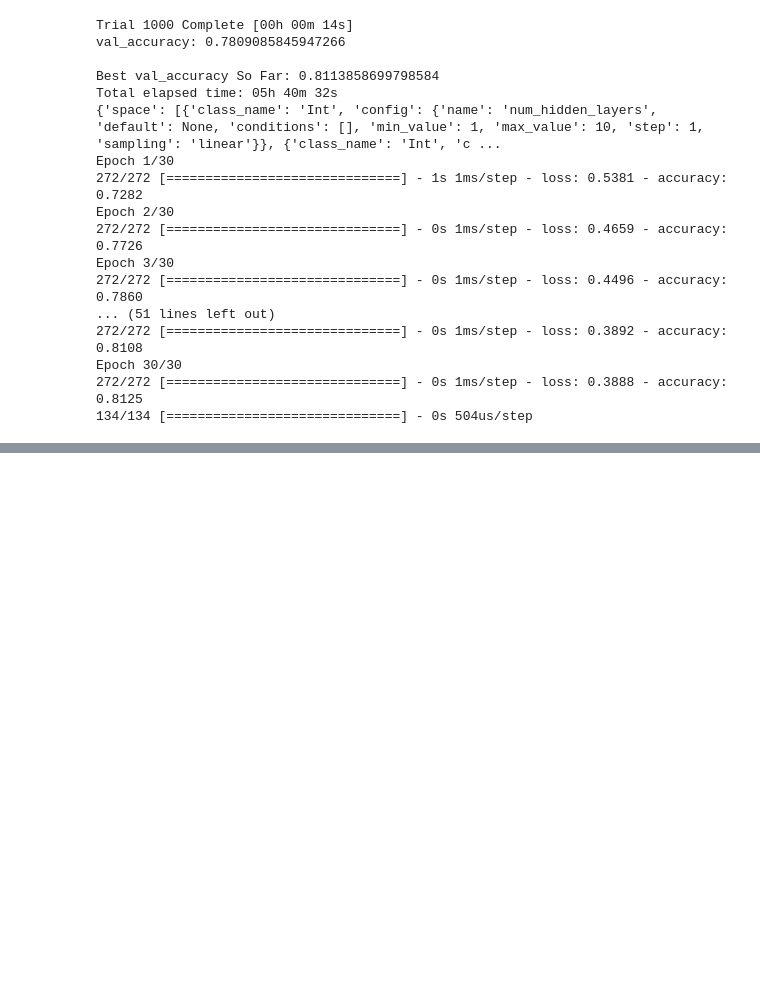
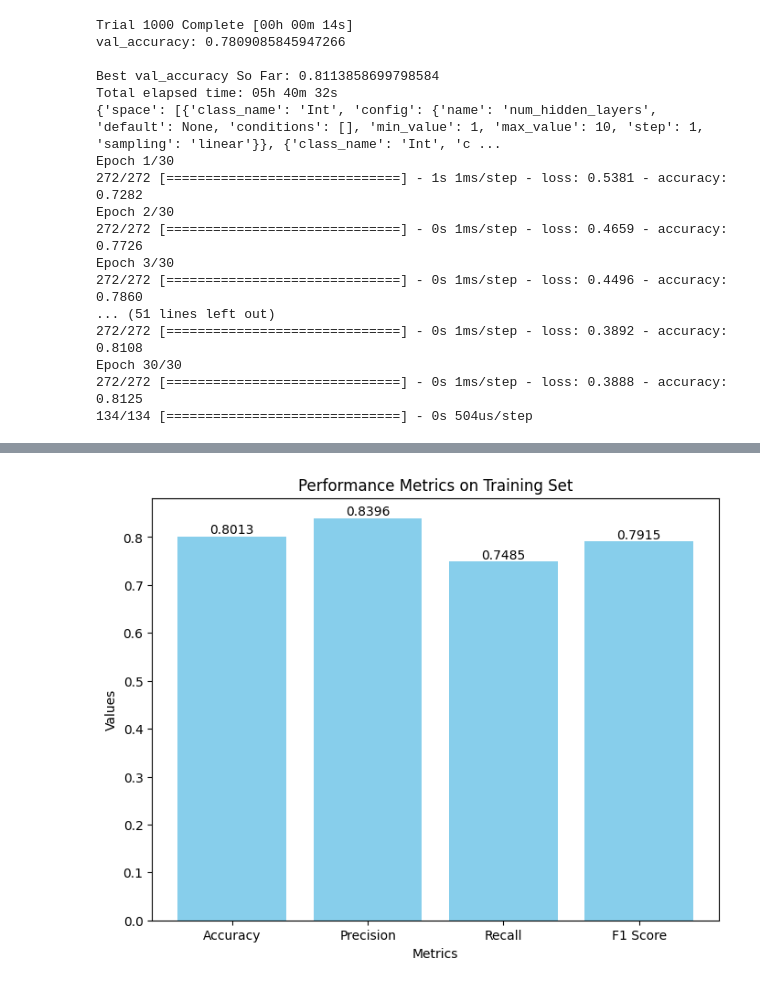
Before and after one commit to CadenQ/comp4730-p2, a Jupyter notebook: neural_network.ipynb, the cells around one changed output, grey strips where cells are left out. Cells and saved outputs as stored; diff of their text form; code cells hidden in the pictures; blank space fills up the shorter version.

Commit message:
Computed and plotted precision, accuracy, and f1 score

```diff
--- a/neural_network.ipynb
+++ b/neural_network.ipynb
@@ -97,3 +99,80 @@ Epoch 3/30
 Epoch 30/30
 272/272 [==============================] - 0s 1ms/step - loss: 0.3888 - accuracy: 0.8125
 134/134 [==============================] - 0s 504us/step
+# %%
+#Test precision, recall, and F1 score of optimized neural network
+
+import pandas as pd
+import tensorflow as tf
+from tensorflow.keras.models import Sequential
+from tensorflow.keras.layers import Dense
+from sklearn.preprocessing import StandardScaler
+from sklearn.metrics import precision_score, recall_score, f1_score
+import matplotlib.pyplot as plt
+import numpy as np
+
+# Retrieve Training and Testing Data
+df_train = pd.read_csv('data/trainClean.csv')
+df_test = pd.read_csv('data/testClean.csv')
+
+X_train = df_train.drop(columns='Transported')
+y_train = df_train['Transported']
+
+# Preprocessing - Scale data
+scaler = StandardScaler()
+X_train_scaled = scaler.fit_transform(X_train)
+
+def build_model():
+    model = Sequential()
+    model.add(Dense(units=13, activation='relu', input_shape=(X_train.shape[1],)))
+
+    # Add the specific number of hidden layers and their sizes based on the found hyperparameters
+    model.add(Dense(units=450, activation='relu'))
+    model.add(tf.keras.layers.Dropout(0.42))
+
+    #output layer
+    model.add(Dense(units=2, activation='relu'))
+
+    # Compile the model
+    model.compile(optimizer=tf.keras.optimizers.Adam(),
+              loss='binary_crossentropy',
+              metrics=['accuracy'])
+
+    return model
+
+# Fit the model
+model = build_model()  # Assuming 'best_hps' contains the optimal hyperparameters
+model.fit(X_train_scaled, y_train, epochs=30, batch_size=32)
+
+# Predict using the model on training data
+train_predictions = model.predict(X_train_scaled)
+train_pred = (train_predictions > 0.5).astype(int)
+
+# Convert predictions to True/False
+tfMap = {0: False, 1: True}
+train_pred_tf = [tfMap[i[0]] for i in train_pred]
+
+# Compute precision, recall, and F1 score on training data
+from sklearn.metrics import accuracy_score, precision_score, recall_score, f1_score
+
+accuracy = accuracy_score(y_train, train_pred_tf)
+precision = precision_score(y_train, train_pred_tf)
+recall = recall_score(y_train, train_pred_tf)
+f1 = f1_score(y_train, train_pred_tf)
+
+# Create a bar graph
+labels = ['Accuracy', 'Precision', 'Recall', 'F1 Score']
+values = [accuracy, precision, recall, f1]
+
+plt.figure(figsize=(8, 6))
+plt.bar(labels, values, color='skyblue')
+plt.title('Performance Metrics on Training Set')
+plt.xlabel('Metrics')
+plt.ylabel('Values')
+
+# Add the numerical values on top of each bar
+for i, value in enumerate(values):
+    plt.text(i, value, f'{value:.4f}', ha='center', va='bottom')
+
+plt.show()
+# %% [output]
@@ -100 +196,2 @@ Epoch 30/30
+[figure, added]
 # %%
```
Also changed, not shown: parts of 4 cells of this notebook, 1 other file.
